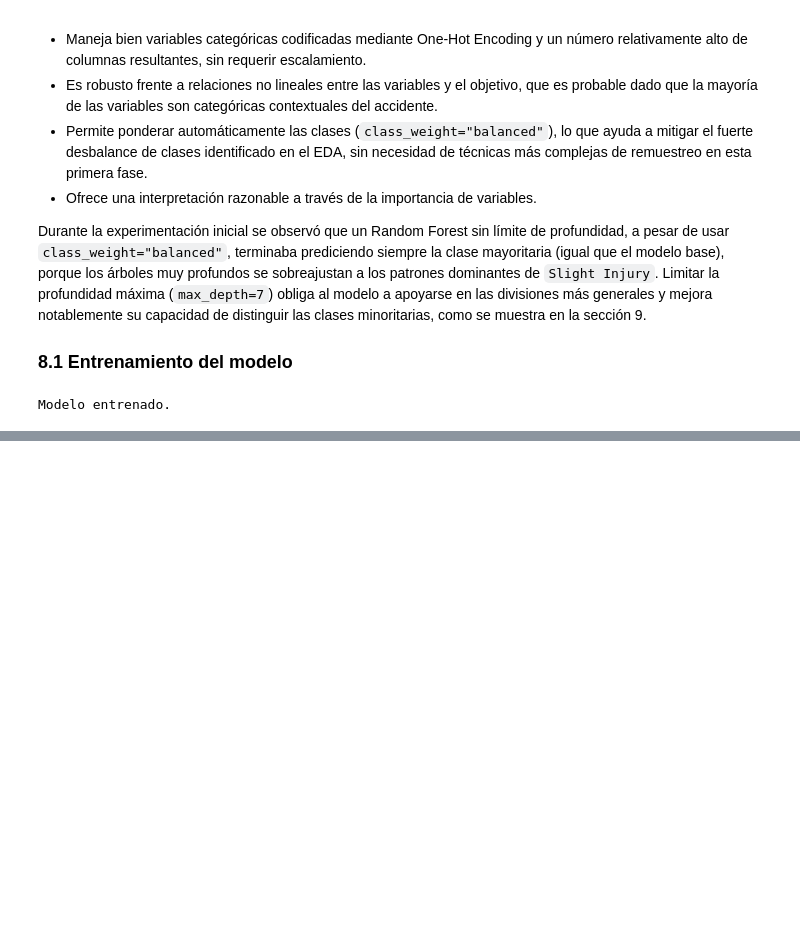
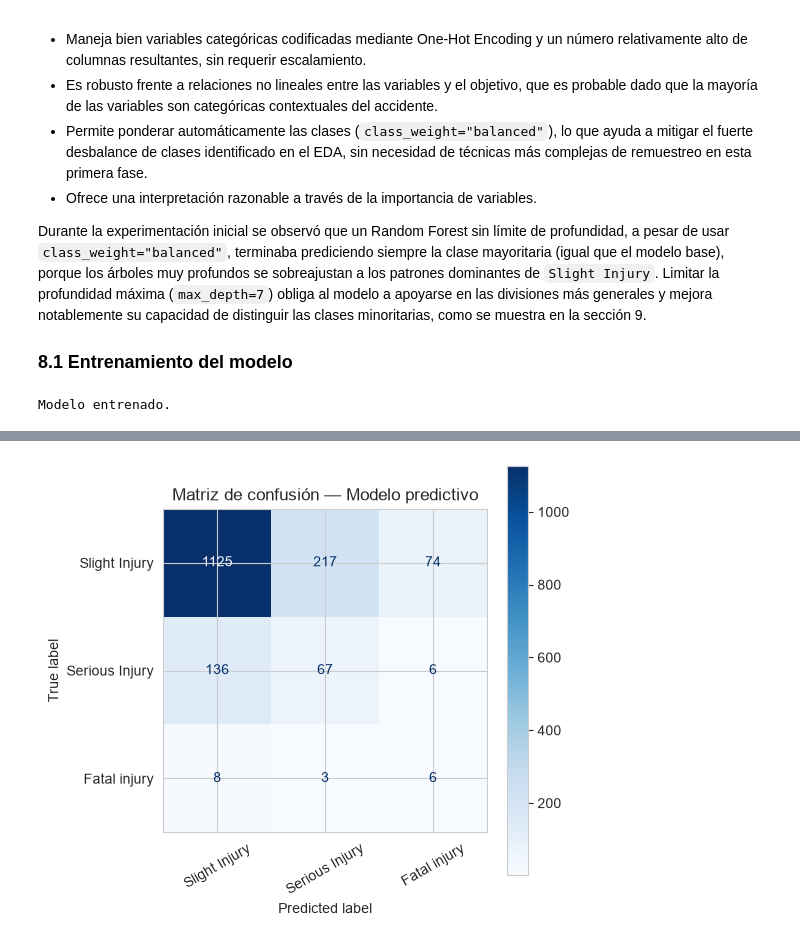
Before and after one commit to CarolinaArboleda/Proyecto_Modelos1, a Jupyter notebook: fase-1/ProyectoModelos.ipynb, the cells around one changed output, grey strips where cells are left out. Cells and saved outputs as stored; diff of their text form; code cells hidden in the pictures; blank space fills up the shorter version.

Commit message:
Se agrega la evaluación del modelo

```diff
--- a/fase-1/ProyectoModelos.ipynb
+++ b/fase-1/ProyectoModelos.ipynb
@@ -333,0 +344,9 @@ Modelo entrenado.
+# %%
+y_pred = model_pipeline.predict(X_test)
+
+acc = accuracy_score(y_test, y_pred)
+f1_macro = f1_score(y_test, y_pred, average="macro")
+
+print(f"Modelo predictivo  ->  Accuracy: {acc:.4f}  |  F1-macro: {f1_macro:.4f}")
+print()
+print(classification_report(y_test, y_pred, zero_division=0))
@@ -333,0 +365,10 @@ Modelo entrenado.
+# %%
+fig, ax = plt.subplots(figsize=(5.5, 5))
+labels_order = ["Slight Injury", "Serious Injury", "Fatal injury"]
+ConfusionMatrixDisplay.from_predictions(y_test, y_pred, labels=labels_order,
+                                            xticks_rotation=30, ax=ax, cmap="Blues")
+ax.set_title("Matriz de confusión — Modelo predictivo")
+plt.tight_layout()
+plt.show()
+# %% [output]
+[figure, added]
```
Also changed, not shown: parts of 9 cells of this notebook.
